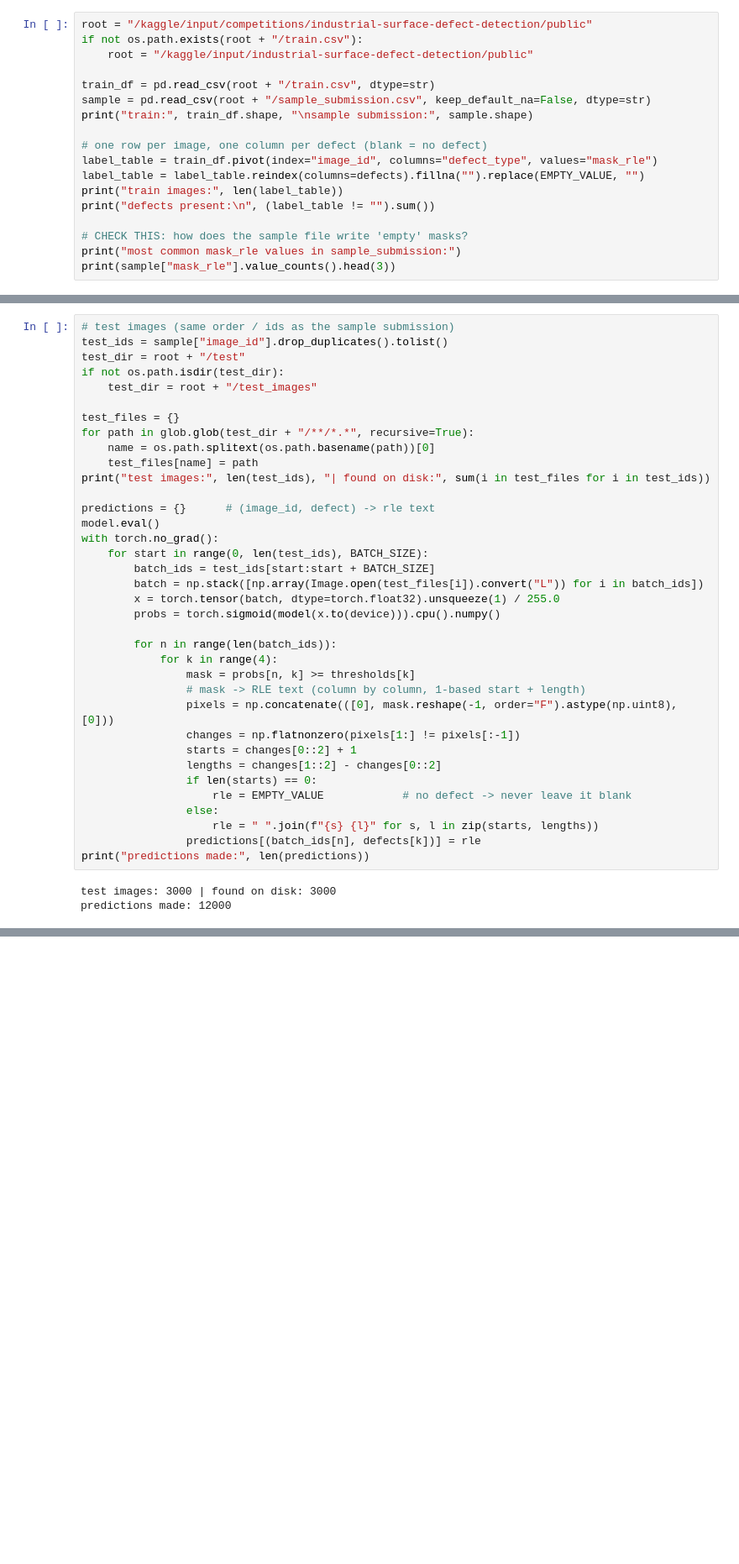
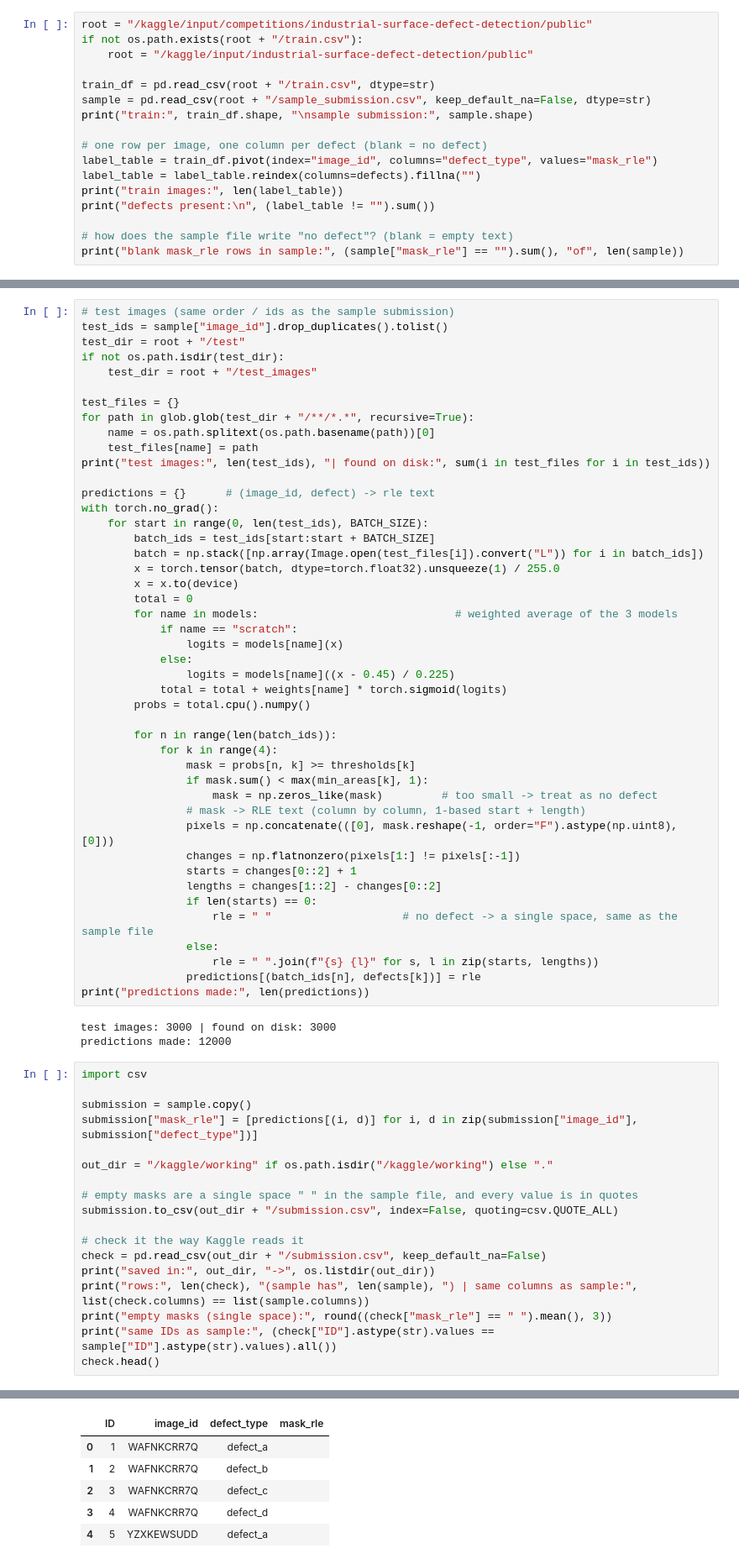
Before and after one commit to CLUGLYF/-lorde-3d-face, a Jupyter notebook: dl-25f2004209-notebook-t32026.ipynb, the cells around one changed output, grey strips where cells are left out. Shown at 84% size. Cells and saved outputs as stored; diff of their text form; blank space fills up the shorter version.

Commit message:
Kaggle Notebook | DL-25f2004209-notebook-t32026 | Version 10

```diff
--- a/dl-25f2004209-notebook-t32026.ipynb
+++ b/dl-25f2004209-notebook-t32026.ipynb
@@ -36,13 +44,12 @@ print("train:", train_df.shape, "\nsample submission:", sample.shape)
 
 # one row per image, one column per defect (blank = no defect)
 label_table = train_df.pivot(index="image_id", columns="defect_type", values="mask_rle")
-label_table = label_table.reindex(columns=defects).fillna("").replace(EMPTY_VALUE, "")
+label_table = label_table.reindex(columns=defects).fillna("")
 print("train images:", len(label_table))
 print("defects present:\n", (label_table != "").sum())
 
-# CHECK THIS: how does the sample file write 'empty' masks?
-print("most common mask_rle values in sample_submission:")
-print(sample["mask_rle"].value_counts().head(3))
+# how does the sample file write "no defect"? (blank = empty text)
+print("blank mask_rle rows in sample:", (sample["mask_rle"] == "").sum(), "of", len(sample))
 # %% [output]
 train: (45572, 5)
 sample submission: (12000, 4)
@@ -268,24 +350,33 @@ for path in glob.glob(test_dir + "/**/*.*", recursive=True):
 print("test images:", len(test_ids), "| found on disk:", sum(i in test_files for i in test_ids))
 
 predictions = {}      # (image_id, defect) -> rle text
-model.eval()
 with torch.no_grad():
     for start in range(0, len(test_ids), BATCH_SIZE):
         batch_ids = test_ids[start:start + BATCH_SIZE]
         batch = np.stack([np.array(Image.open(test_files[i]).convert("L")) for i in batch_ids])
         x = torch.tensor(batch, dtype=torch.float32).unsqueeze(1) / 255.0
-        probs = torch.sigmoid(model(x.to(device))).cpu().numpy()
+        x = x.to(device)
+        total = 0
+        for name in models:                              # weighted average of the 3 models
+            if name == "scratch":
+                logits = models[name](x)
+            else:
+                logits = models[name]((x - 0.45) / 0.225)
+            total = total + weights[name] * torch.sigmoid(logits)
+        probs = total.cpu().numpy()
 
         for n in range(len(batch_ids)):
             for k in range(4):
                 mask = probs[n, k] >= thresholds[k]
+                if mask.sum() < max(min_areas[k], 1):
+                    mask = np.zeros_like(mask)         # too small -> treat as no defect
                 # mask -> RLE text (column by column, 1-based start + length)
                 pixels = np.concatenate(([0], mask.reshape(-1, order="F").astype(np.uint8), [0]))
                 changes = np.flatnonzero(pixels[1:] != pixels[:-1])
                 starts = changes[0::2] + 1
                 lengths = changes[1::2] - changes[0::2]
                 if len(starts) == 0:
-                    rle = EMPTY_VALUE            # no defect -> never leave it blank
+                    rle = " "                    # no defect -> a single space, same as the sample file
                 else:
                     rle = " ".join(f"{s} {l}" for s, l in zip(starts, lengths))
                 predictions[(batch_ids[n], defects[k])] = rle
@@ -293,3 +384,22 @@ print("predictions made:", len(predictions))
 # %% [output]
 test images: 3000 | found on disk: 3000
 predictions made: 12000
+# %%
+import csv
+
+submission = sample.copy()
+submission["mask_rle"] = [predictions[(i, d)] for i, d in zip(submission["image_id"], submission["defect_type"])]
+
+out_dir = "/kaggle/working" if os.path.isdir("/kaggle/working") else "."
+
+# empty masks are a single space " " in the sample file, and every value is in quotes
+submission.to_csv(out_dir + "/submission.csv", index=False, quoting=csv.QUOTE_ALL)
+
+# check it the way Kaggle reads it
+check = pd.read_csv(out_dir + "/submission.csv", keep_default_na=False)
+print("saved in:", out_dir, "->", os.listdir(out_dir))
+print("rows:", len(check), "(sample has", len(sample), ") | same columns as sample:", list(check.columns) == list(sample.columns))
+print("empty masks (single space):", round((check["mask_rle"] == " ").mean(), 3))
+print("same IDs as sample:", (check["ID"].astype(str).values == sample["ID"].astype(str).values).all())
+check.head()
+# %% [output]
@@ -295,0 +410,6 @@ predictions made: 12000
+|  | ID | image_id | defect_type | mask_rle |
+| 0 | 1 | WAFNKCRR7Q | defect_a |  |
+| 1 | 2 | WAFNKCRR7Q | defect_b |  |
+| 2 | 3 | WAFNKCRR7Q | defect_c |  |
+| 3 | 4 | WAFNKCRR7Q | defect_d |  |
+| 4 | 5 | YZXKEWSUDD | defect_a |  |
```
Also changed, not shown: parts of 8 cells of this notebook.
